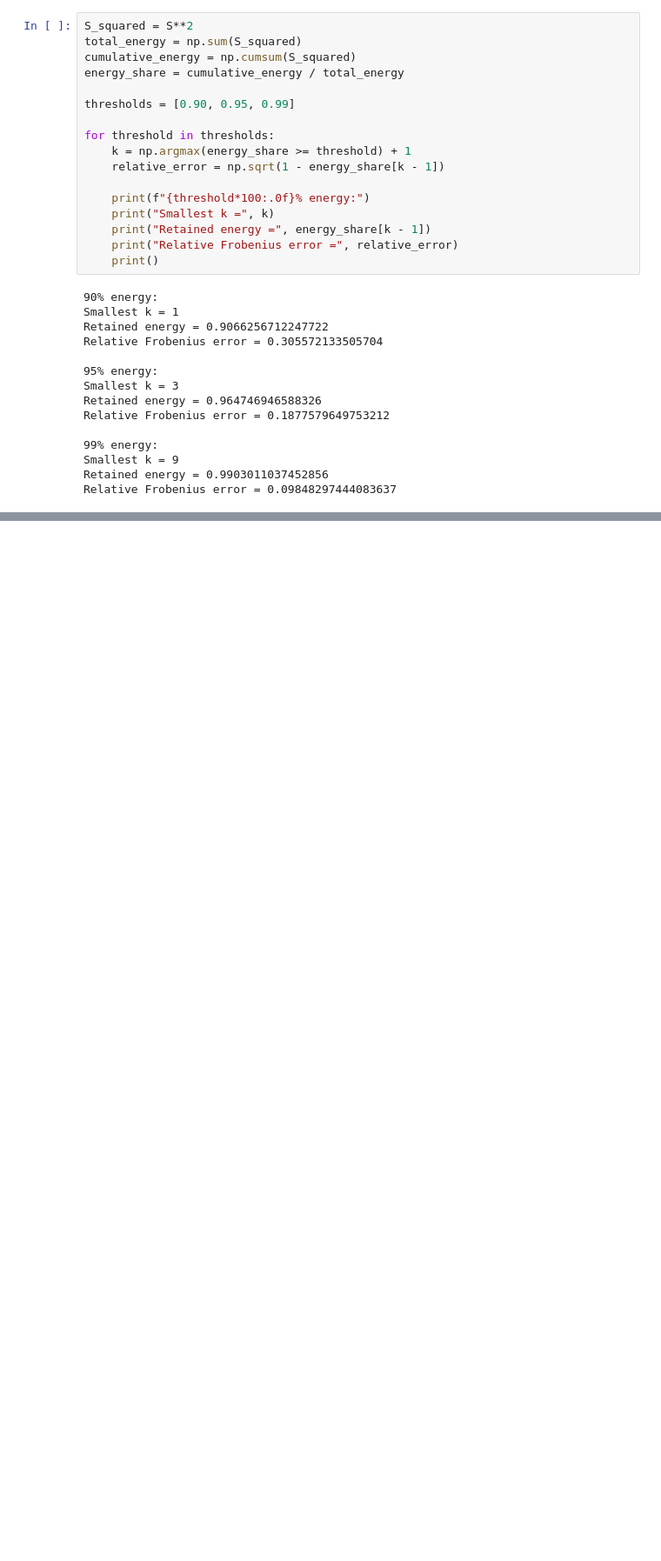
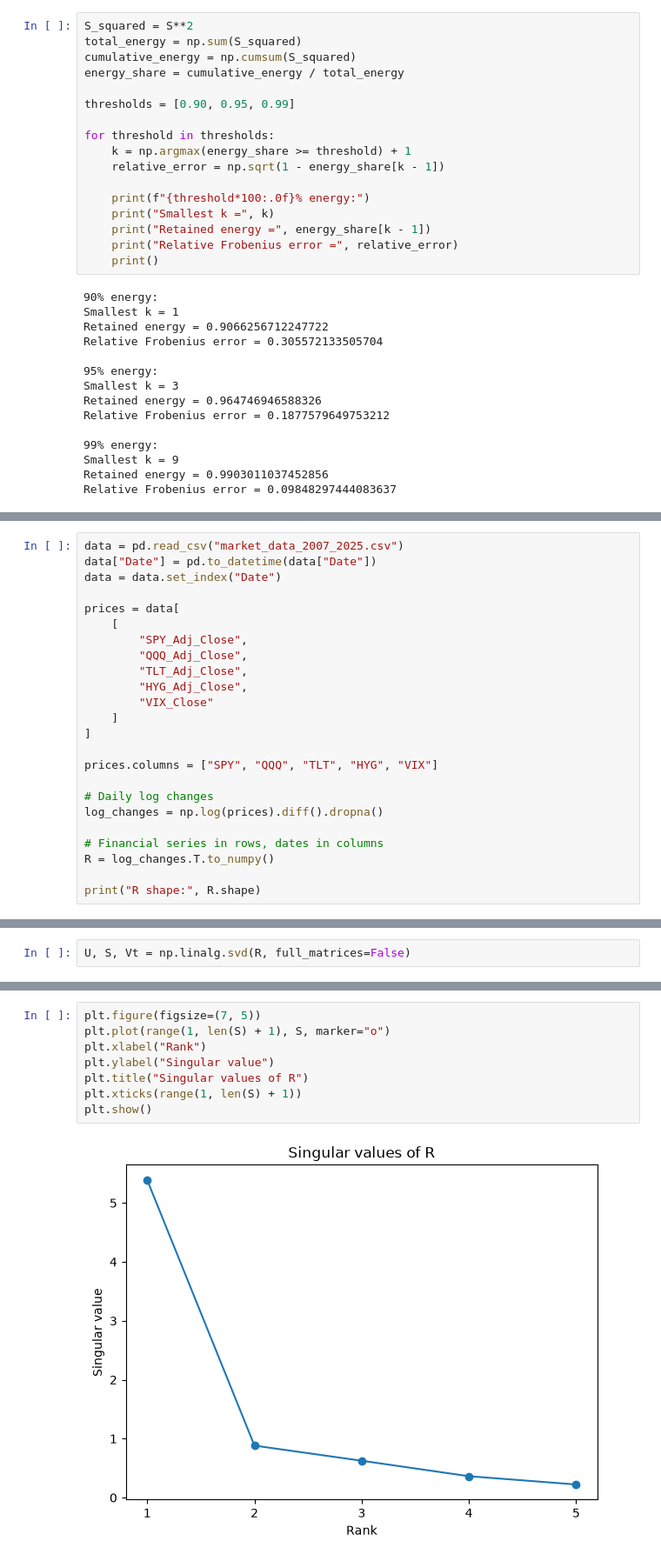
Before and after one commit to nicks848/big-data-science-in-finance, a Jupyter notebook: Lecture3.ipynb, the cells around one changed output, grey strips where cells are left out. Shown at 87% size. Cells and saved outputs as stored; diff of their text form; blank space fills up the shorter version.

```diff
--- a/Lecture3.ipynb
+++ b/Lecture3.ipynb
@@ -165,0 +196,24 @@ Relative Frobenius error = 0.09848297444083637
+# %%
+data = pd.read_csv("market_data_2007_2025.csv")
+data["Date"] = pd.to_datetime(data["Date"])
+data = data.set_index("Date")
+
+prices = data[
+    [
+        "SPY_Adj_Close",
+        "QQQ_Adj_Close",
+        "TLT_Adj_Close",
+        "HYG_Adj_Close",
+        "VIX_Close"
+    ]
+]
+
+prices.columns = ["SPY", "QQQ", "TLT", "HYG", "VIX"]
+
+# Daily log changes
+log_changes = np.log(prices).diff().dropna()
+
+# Financial series in rows, dates in columns
+R = log_changes.T.to_numpy()
+
+print("R shape:", R.shape)
@@ -165,0 +222,2 @@ Relative Frobenius error = 0.09848297444083637
+# %%
+U, S, Vt = np.linalg.svd(R, full_matrices=False)
@@ -165,0 +252,10 @@ Relative Frobenius error = 0.09848297444083637
+# %%
+plt.figure(figsize=(7, 5))
+plt.plot(range(1, len(S) + 1), S, marker="o")
+plt.xlabel("Rank")
+plt.ylabel("Singular value")
+plt.title("Singular values of R")
+plt.xticks(range(1, len(S) + 1))
+plt.show()
+# %% [output]
+[figure, added]
```
Also changed, not shown: parts of 15 cells of this notebook, 1 other file.
